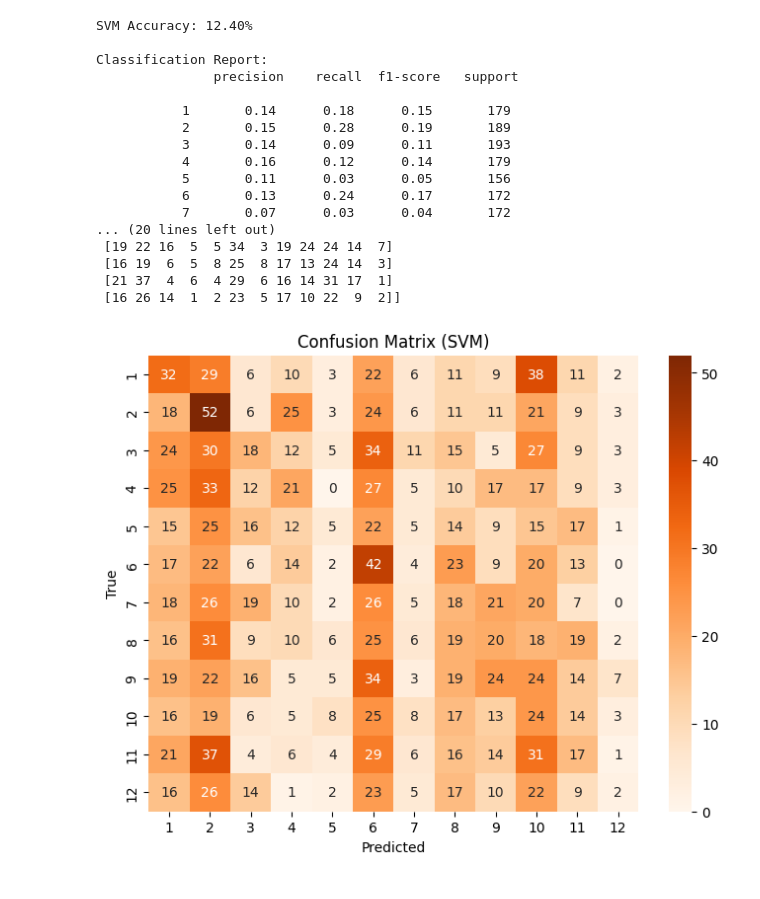
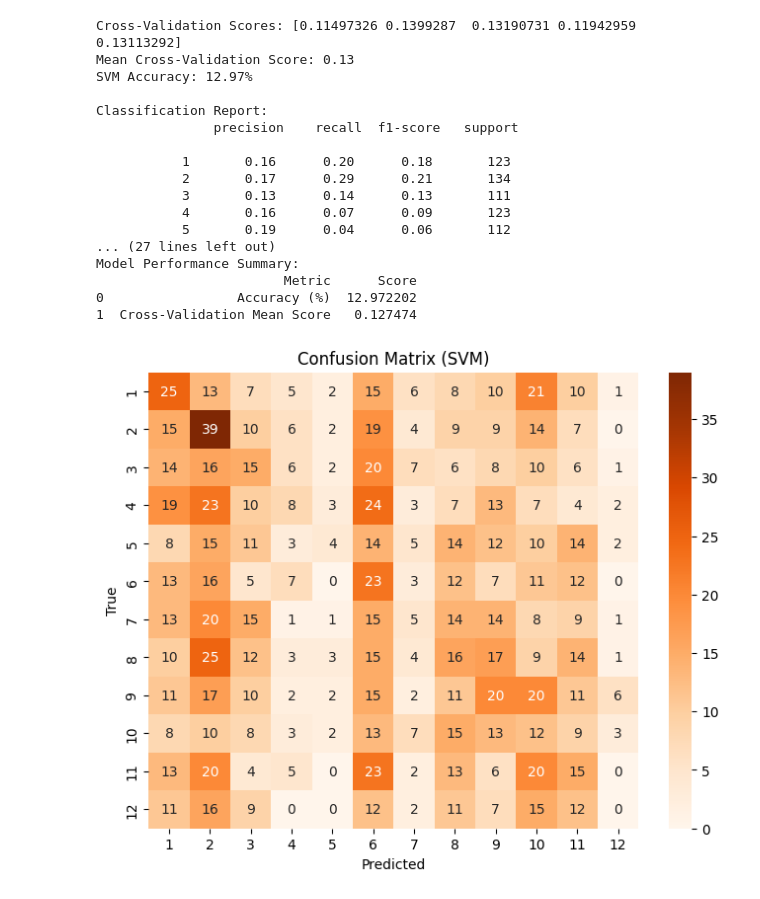
Before and after one commit to UVR-Dilishaka/SignLanguageTutor, a Jupyter notebook: TamilSignClassification/Models/LDA_SVM.ipynb, the cells around one changed output. Cells and saved outputs as stored; diff of their text form; code cells hidden in the pictures.

```diff
--- a/TamilSignClassification/Models/LDA_SVM.ipynb
+++ b/TamilSignClassification/Models/LDA_SVM.ipynb
@@ -1,6 +1,6 @@
 # %%
 import pandas as pd
-from sklearn.model_selection import train_test_split
+from sklearn.model_selection import train_test_split, cross_val_score
 from sklearn.discriminant_analysis import LinearDiscriminantAnalysis
 from sklearn.svm import SVC
 from sklearn.metrics import accuracy_score, classification_report, confusion_matrix
@@ -15,54 +15,75 @@ X = data.drop('target', axis=1)
 y = data['target']
 
 # Step 3: Split the dataset into training and testing sets
-X_train, X_test, y_train, y_test = train_test_split(X, y, test_size=0.3, random_state=42)
+X_train, X_test, y_train, y_test = train_test_split(X, y, test_size=0.2, random_state=42)
 
 # Step 4: Apply LDA to reduce dimensionality
 lda = LinearDiscriminantAnalysis(n_components=None)  # Classes - 1 components by default
 X_train_lda = lda.fit_transform(X_train, y_train)
 X_test_lda = lda.transform(X_test)
 
 # Step 5: Train SVM Classifier
 svm = SVC(kernel='linear', random_state=42)  # You can try other kernels like 'rbf', 'poly'
+
+# Step 6: Perform 5-fold cross-validation
+cv_scores = cross_val_score(svm, X_train_lda, y_train, cv=5)  # 5-fold cross-validation
+
+# Display cross-validation results
+print(f"Cross-Validation Scores: {cv_scores}")
+print(f"Mean Cross-Validation Score: {cv_scores.mean():.2f}")  # Display mean accuracy
+
+# Step 7: Fit the model on the full training set
 svm.fit(X_train_lda, y_train)
 
-# Step 6: Predict on the test set
+# Step 8: Predict on the test set
 y_pred_svm = svm.predict(X_test_lda)
 
-# Step 7: Evaluate the model
+# Step 9: Evaluate the model
 accuracy_svm = accuracy_score(y_test, y_pred_svm) * 100  # Convert to percentage
 print(f"SVM Accuracy: {accuracy_svm:.2f}%")  # Display accuracy
 
 # Classification Report
 print("\nClassification Report:\n", classification_report(y_test, y_pred_svm))
 
 # Confusion Matrix
 print("\nConfusion Matrix:\n", confusion_matrix(y_test, y_pred_svm))
 
-# Step 8: Visualize Confusion Matrix
+
+# Step 11: Create a summarized performance table
+summary_data = {
+    'Metric': ['Accuracy (%)', 'Cross-Validation Mean Score'],
+    'Score': [accuracy_svm, cv_scores.mean()]
+}
+
+summary_df = pd.DataFrame(summary_data)
+
+print("\nModel Performance Summary:")
+print(summary_df)
+
+# Step 10: Visualize Confusion Matrix
 plt.figure(figsize=(8, 6))
 sns.heatmap(confusion_matrix(y_test, y_pred_svm), annot=True, fmt='d', cmap='Oranges',
             xticklabels=set(y), yticklabels=set(y))
 plt.xlabel('Predicted')
 plt.ylabel('True')
 plt.title('Confusion Matrix (SVM)')
 plt.show()
 # %% [output]
-SVM Accuracy: 12.40%
+Cross-Validation Scores: [0.11497326 0.1399287  0.13190731 0.11942959 0.13113292]
+Mean Cross-Validation Score: 0.13
+SVM Accuracy: 12.97%
 
 Classification Report:
                precision    recall  f1-score   support
 
-           1       0.14      0.18      0.15       179
-           2       0.15      0.28      0.19       189
-           3       0.14      0.09      0.11       193
-           4       0.16      0.12      0.14       179
-           5       0.11      0.03      0.05       156
-           6       0.13      0.24      0.17       172
-           7       0.07      0.03      0.04       172
-... (20 lines left out)
- [19 22 16  5  5 34  3 19 24 24 14  7]
- [16 19  6  5  8 25  8 17 13 24 14  3]
- [21 37  4  6  4 29  6 16 14 31 17  1]
- [16 26 14  1  2 23  5 17 10 22  9  2]]
+           1       0.16      0.20      0.18       123
+           2       0.17      0.29      0.21       134
+           3       0.13      0.14      0.13       111
+           4       0.16      0.07      0.09       123
+           5       0.19      0.04      0.06       112
+... (27 lines left out)
+Model Performance Summary:
+                        Metric      Score
+0                 Accuracy (%)  12.972202
+1  Cross-Validation Mean Score   0.127474
-[figure, old version]
+[figure, new version]
```
